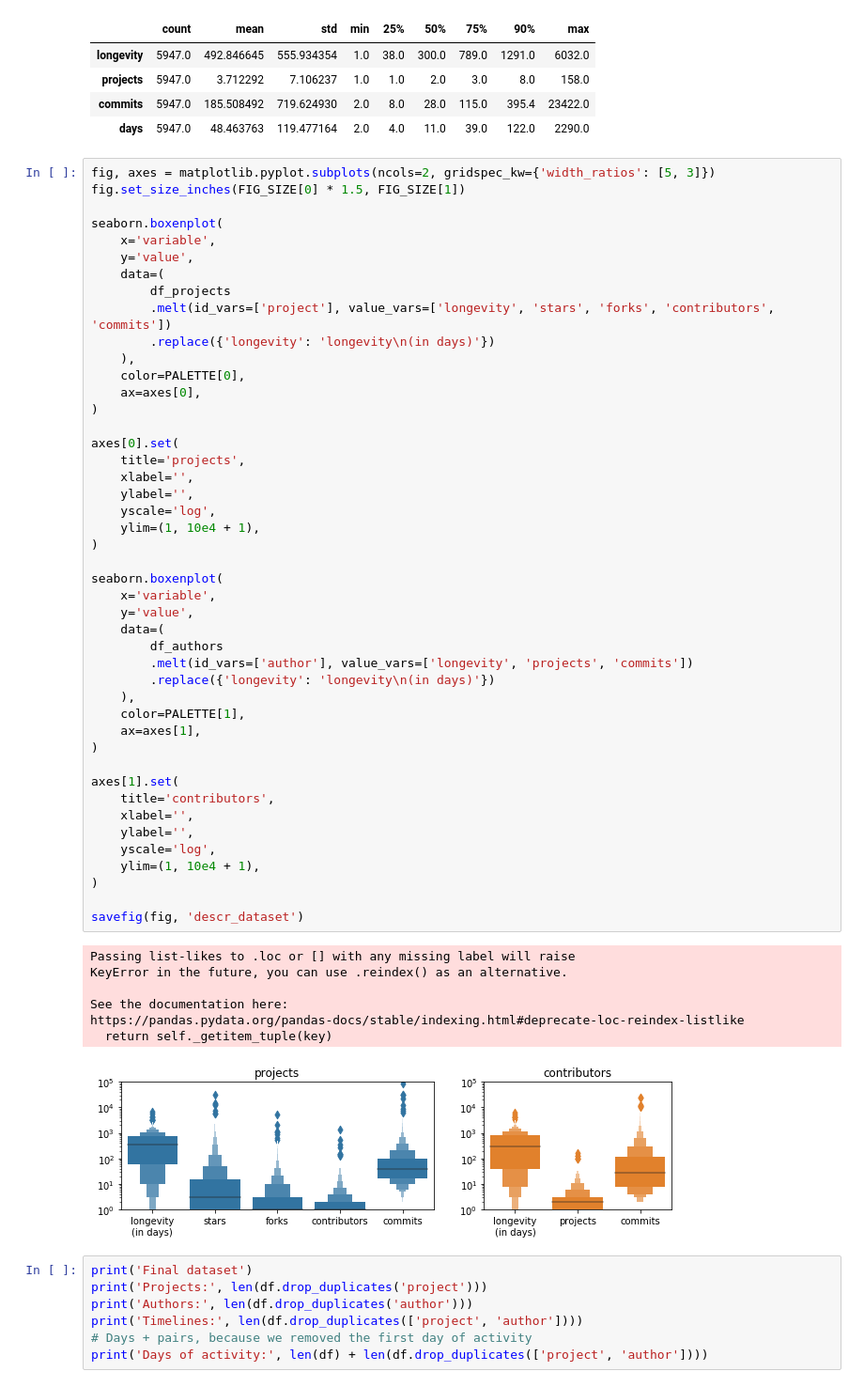
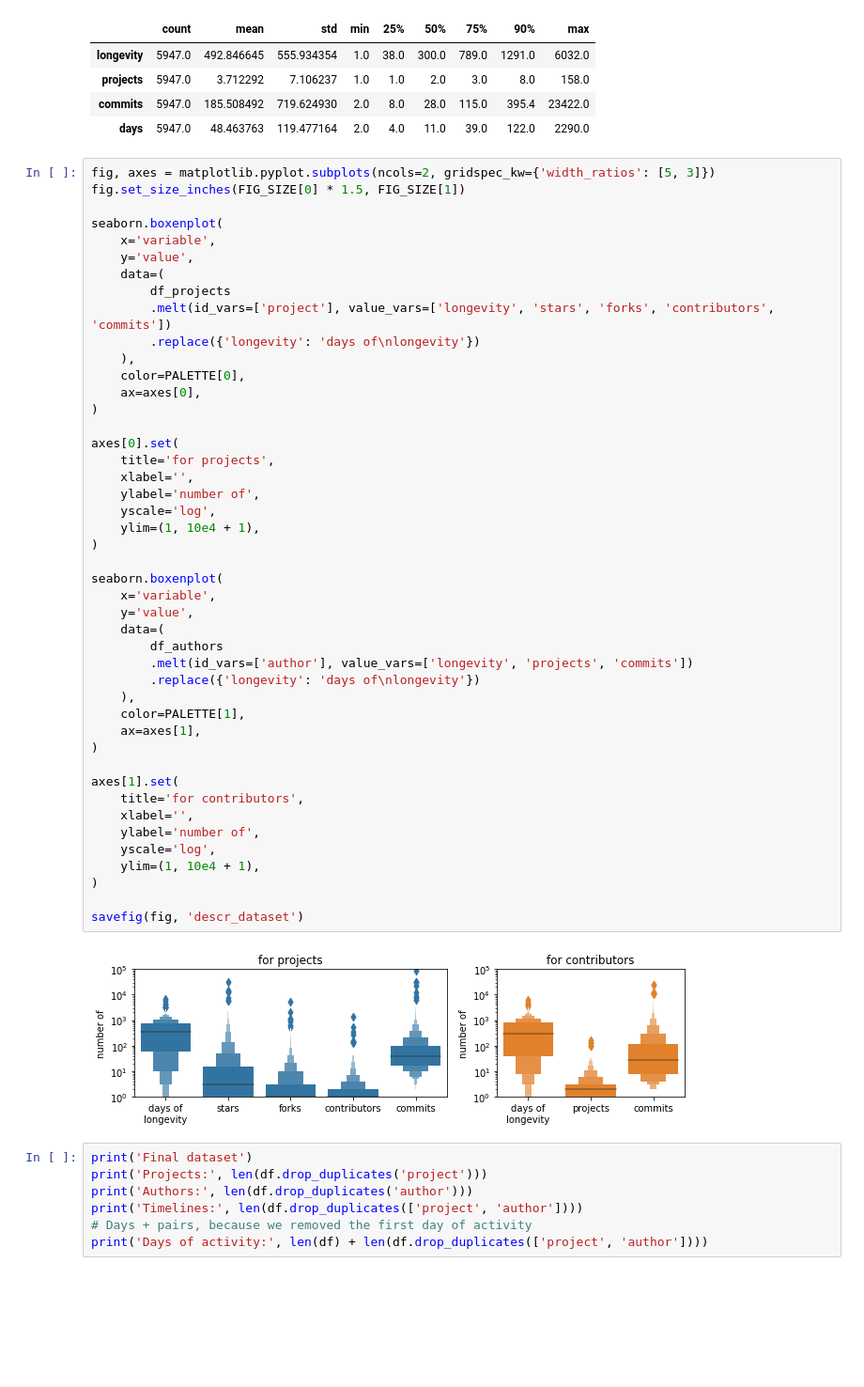
Before and after one commit to AlexandreDecan/secos-activity, a Jupyter notebook: notebooks/Survival analysis.ipynb, the cells around one changed output. Shown at 94% size. Saved outputs shown, nothing was run; the diff lists cells and outputs as text; blank space fills up the shorter version.

```diff
--- a/notebooks/Survival analysis.ipynb
+++ b/notebooks/Survival analysis.ipynb
@@ -197,49 +197,43 @@ seaborn.boxenplot(
     data=(
         df_projects
         .melt(id_vars=['project'], value_vars=['longevity', 'stars', 'forks', 'contributors', 'commits'])
-        .replace({'longevity': 'longevity\n(in days)'})
+        .replace({'longevity': 'days of\nlongevity'})
     ),
     color=PALETTE[0],
     ax=axes[0],
 )
 
 axes[0].set(
-    title='projects',
+    title='for projects',
     xlabel='',
-    ylabel='',
+    ylabel='number of',
     yscale='log',
     ylim=(1, 10e4 + 1),
 )
 
 seaborn.boxenplot(
     x='variable',
     y='value',
     data=(
         df_authors
         .melt(id_vars=['author'], value_vars=['longevity', 'projects', 'commits'])
-        .replace({'longevity': 'longevity\n(in days)'})
+        .replace({'longevity': 'days of\nlongevity'})
     ),
     color=PALETTE[1],
     ax=axes[1],
 )
 
 axes[1].set(
-    title='contributors',
+    title='for contributors',
     xlabel='',
-    ylabel='',
+    ylabel='number of',
     yscale='log',
     ylim=(1, 10e4 + 1),
 )
 
 savefig(fig, 'descr_dataset')
 # %% [output]
-Passing list-likes to .loc or [] with any missing label will raise
-KeyError in the future, you can use .reindex() as an alternative.
-
-See the documentation here:
-https://pandas.pydata.org/pandas-docs/stable/indexing.html#deprecate-loc-reindex-listlike
-  return self._getitem_tuple(key)
-[figure, old version]
+[figure, new version]
 # %%
 print('Final dataset')
 print('Projects:', len(df.drop_duplicates('project')))
```
Also changed, not shown: parts of 4 cells of this notebook, 1 other file.
